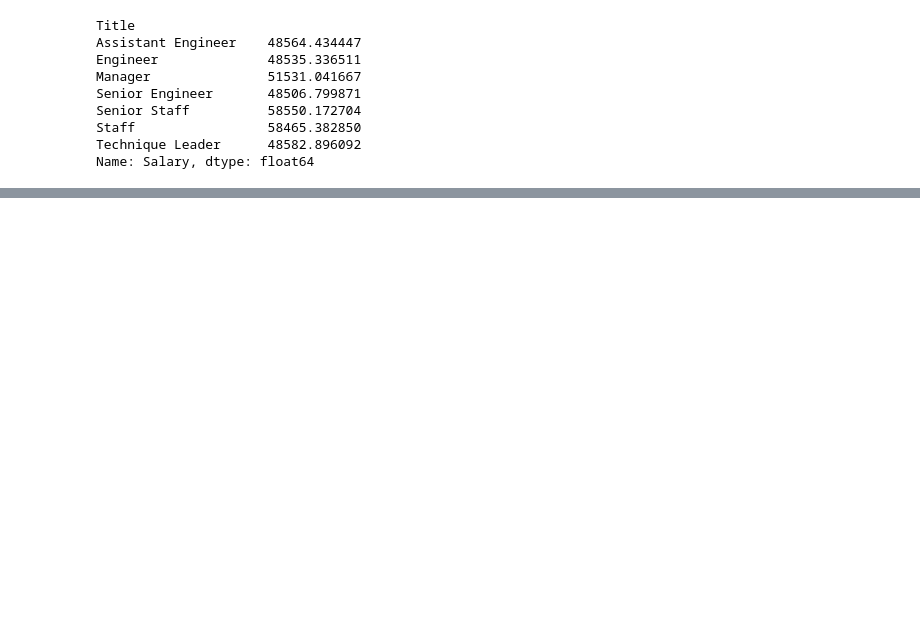
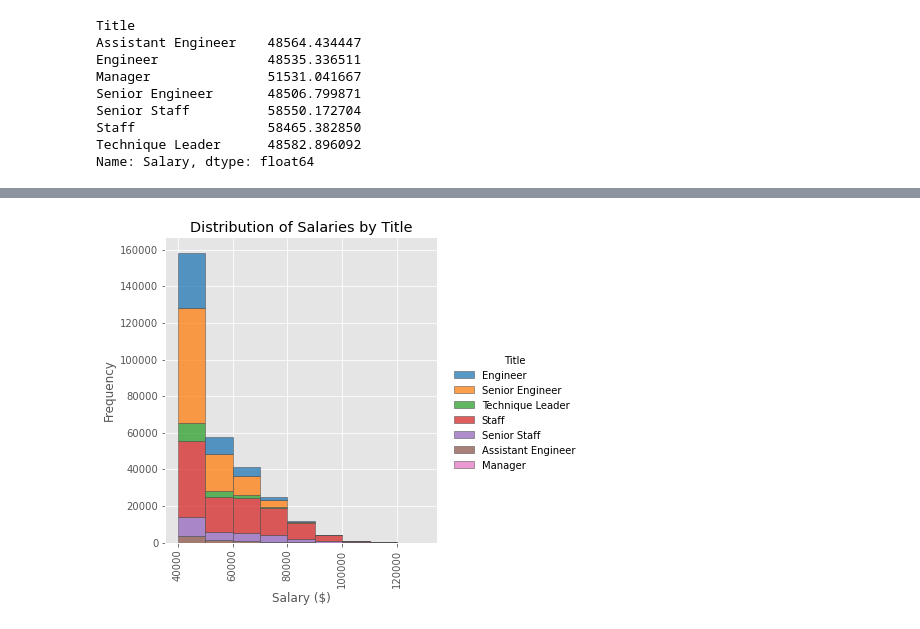
Before and after one commit to gabeo13/Compensation-Analysis, a Jupyter notebook: EmployeeSQL/SQLalchemy.ipynb, the cells around one changed output, grey strips where cells are left out. Saved outputs shown, nothing was run; the diff lists cells and outputs as text; code cells hidden in the pictures; blank space fills up the shorter version.

```diff
--- a/EmployeeSQL/SQLalchemy.ipynb
+++ b/EmployeeSQL/SQLalchemy.ipynb
@@ -86,0 +103,11 @@ avg_sal.sort_values().plot(kind='barh')
+# %%
+# Make a histgram with job titles highlighted
+sns.displot(emp_info,x="Salary", hue="Title",multiple="stack",palette="tab10",
+    edgecolor=".3",linewidth=.5,binwidth=10000)
+plt.title("Distribution of Salaries by Title")
+plt.xticks(rotation=90)
+plt.xlabel('Salary ($)')
+plt.ylabel('Frequency')
+plt.savefig('../Images/fancy_hist.png')
+# %% [output]
+[figure, added]
```
Also changed, not shown: parts of 9 cells of this notebook, 6 other files.
